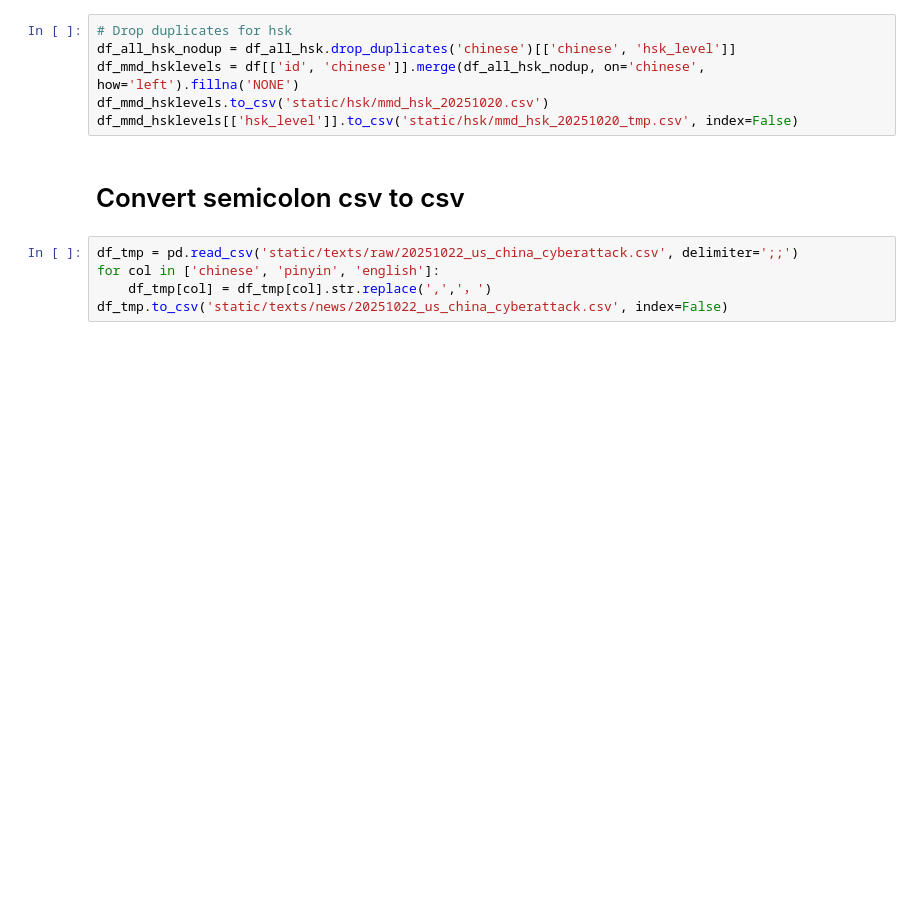
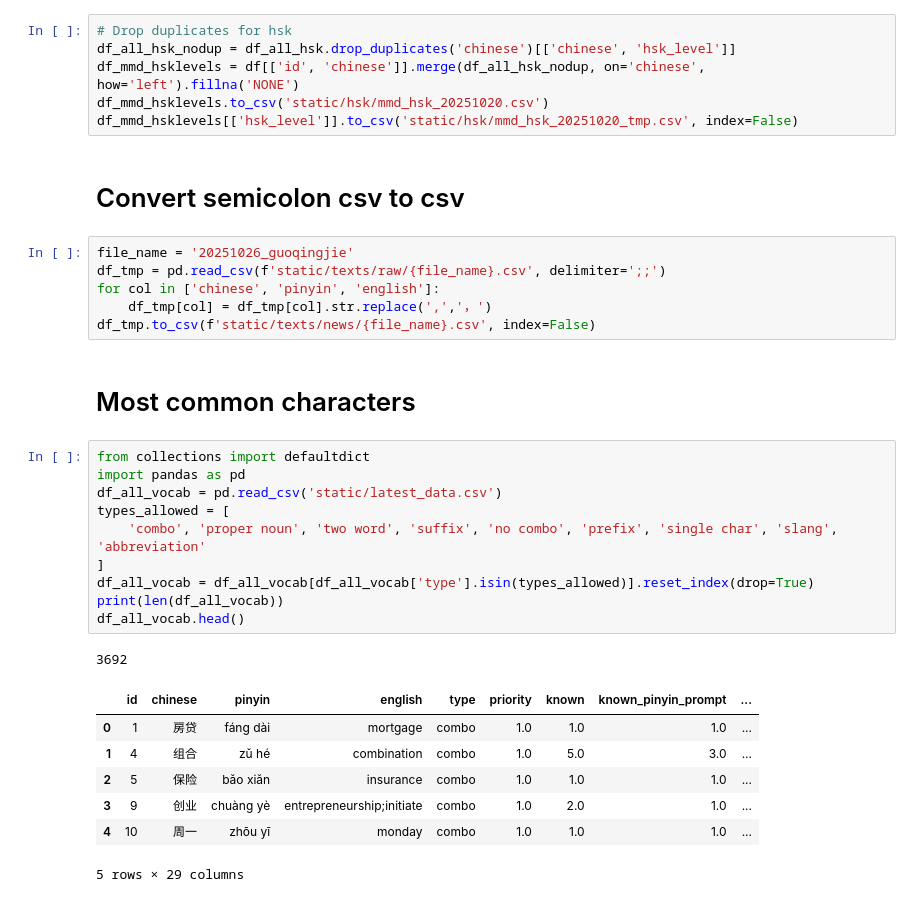
Before and after one commit to srcole/my_mandarin_database, a Jupyter notebook: sandbox.ipynb, the cells around one changed output. Drawn from its saved outputs; the diff is of its cells as text; blank space fills up the shorter version.

```diff
--- a/sandbox.ipynb
+++ b/sandbox.ipynb
@@ -300,7 +300,29 @@ df_mmd_hsklevels[['hsk_level']].to_csv('static/hsk/mmd_hsk_20251020_tmp.csv', in
 # %% [markdown]
 # Convert semicolon csv to csv
 # %%
-df_tmp = pd.read_csv('static/texts/raw/20251022_us_china_cyberattack.csv', delimiter=';;')
+file_name = '20251026_guoqingjie'
+df_tmp = pd.read_csv(f'static/texts/raw/{file_name}.csv', delimiter=';;')
 for col in ['chinese', 'pinyin', 'english']:
     df_tmp[col] = df_tmp[col].str.replace(',','，')
-df_tmp.to_csv('static/texts/news/20251022_us_china_cyberattack.csv', index=False)
+df_tmp.to_csv(f'static/texts/news/{file_name}.csv', index=False)
+# %% [markdown]
+# Most common characters
+# %%
+from collections import defaultdict
+import pandas as pd
+df_all_vocab = pd.read_csv('static/latest_data.csv')
+types_allowed = [
+    'combo', 'proper noun', 'two word', 'suffix', 'no combo', 'prefix', 'single char', 'slang', 'abbreviation'
+]
+df_all_vocab = df_all_vocab[df_all_vocab['type'].isin(types_allowed)].reset_index(drop=True)
+print(len(df_all_vocab))
+df_all_vocab.head()
+# %% [output]
+3692
+|  | id | chinese | pinyin | english | type | priority | known | known_pinyin_prompt | ... |
+| 0 | 1 | 房贷 | fáng dài | mortgage | combo | 1.0 | 1.0 | 1.0 | ... |
+| 1 | 4 | 组合 | zǔ hé | combination | combo | 1.0 | 5.0 | 3.0 | ... |
+| 2 | 5 | 保险 | bǎo xiǎn | insurance | combo | 1.0 | 1.0 | 1.0 | ... |
+| 3 | 9 | 创业 | chuàng yè | entrepreneurship;initiate | combo | 1.0 | 2.0 | 1.0 | ... |
+| 4 | 10 | 周一 | zhōu yī | monday | combo | 1.0 | 1.0 | 1.0 | ... |
+5 rows × 29 columns
```
Also changed, not shown: parts of 8 cells of this notebook, 6 other files.
